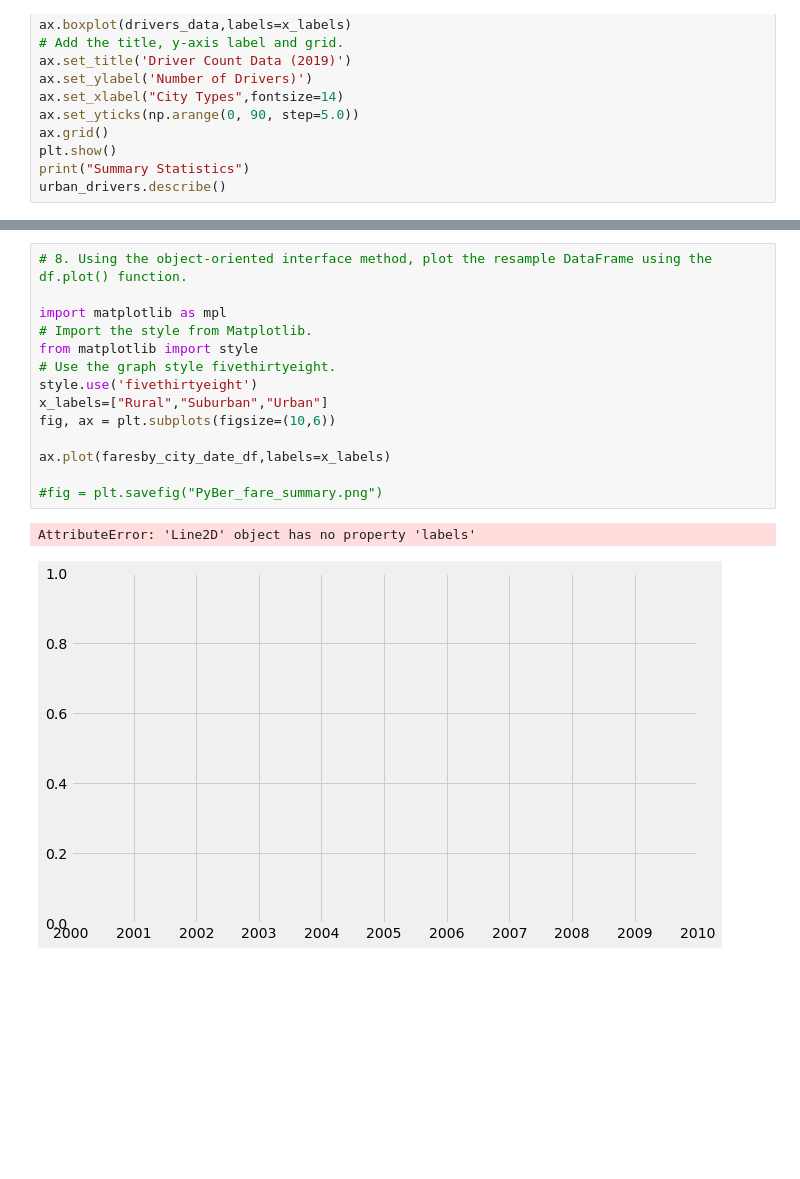
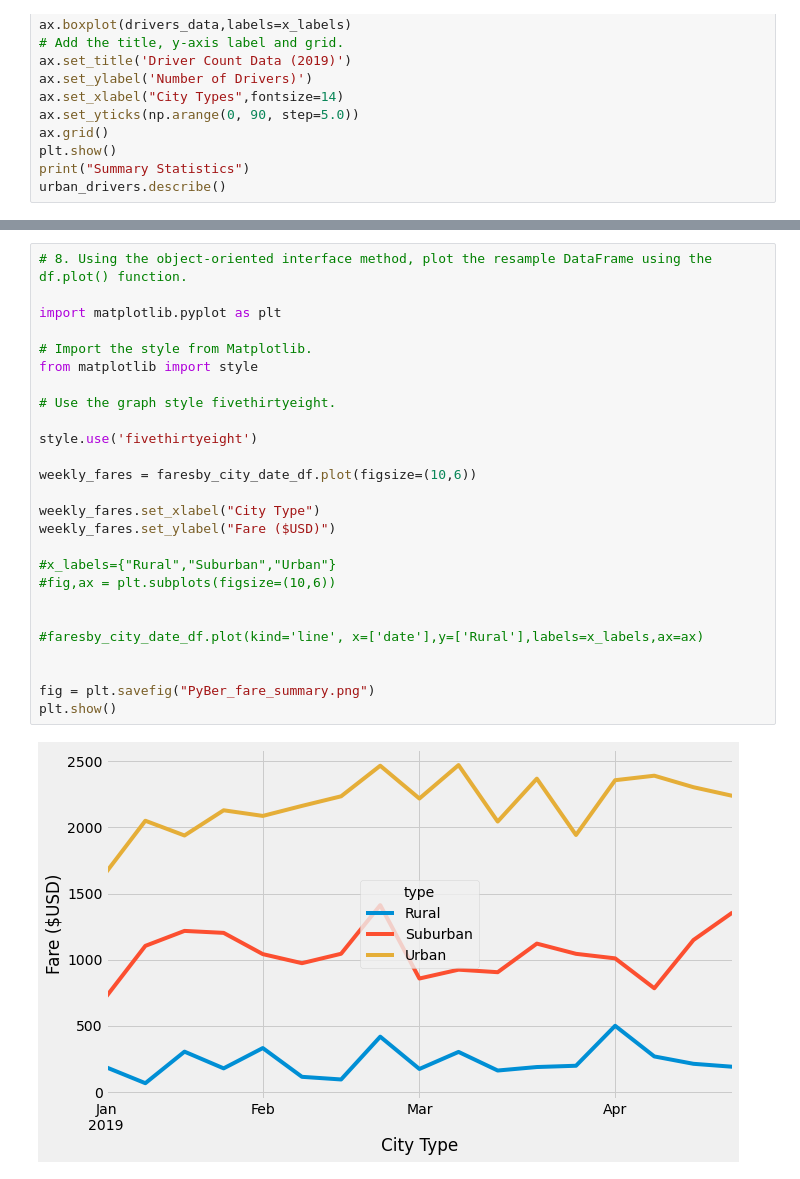
Before and after one commit to ericajackson8/PyBer_Analysis, a Jupyter notebook: PyBer_Challenge.ipynb, the cells around one changed output, grey strips where cells are left out. Saved outputs shown, nothing was run; the diff lists cells and outputs as text; blank space fills up the shorter version.

Commit message:
updated code for fare summary plot

```diff
--- a/PyBer_Challenge.ipynb
+++ b/PyBer_Challenge.ipynb
@@ -284,17 +142,28 @@ Freq: W-SUN, Name: Rural, dtype: float64
 # %%
 # 8. Using the object-oriented interface method, plot the resample DataFrame using the df.plot() function.
 
-import matplotlib as mpl
+import matplotlib.pyplot as plt
+
 # Import the style from Matplotlib.
 from matplotlib import style
+
 # Use the graph style fivethirtyeight.
+
 style.use('fivethirtyeight')
-x_labels=["Rural","Suburban","Urban"]
-fig, ax = plt.subplots(figsize=(10,6))
 
-ax.plot(faresby_city_date_df,labels=x_labels)
+weekly_fares = faresby_city_date_df.plot(figsize=(10,6))
 
-#fig = plt.savefig("PyBer_fare_summary.png")
+weekly_fares.set_xlabel("City Type")
+weekly_fares.set_ylabel("Fare ($USD)")
+
+#x_labels={"Rural","Suburban","Urban"}
+#fig,ax = plt.subplots(figsize=(10,6))
+
+
+#faresby_city_date_df.plot(kind='line', x=['date'],y=['Rural'],labels=x_labels,ax=ax)
+
+
+fig = plt.savefig("PyBer_fare_summary.png")
+plt.show()
 # %% [output]
-AttributeError: 'Line2D' object has no property 'labels'
-[figure, old version]
+[figure, new version]
```
Also changed, not shown: parts of 18 cells of this notebook, 1 other file.
